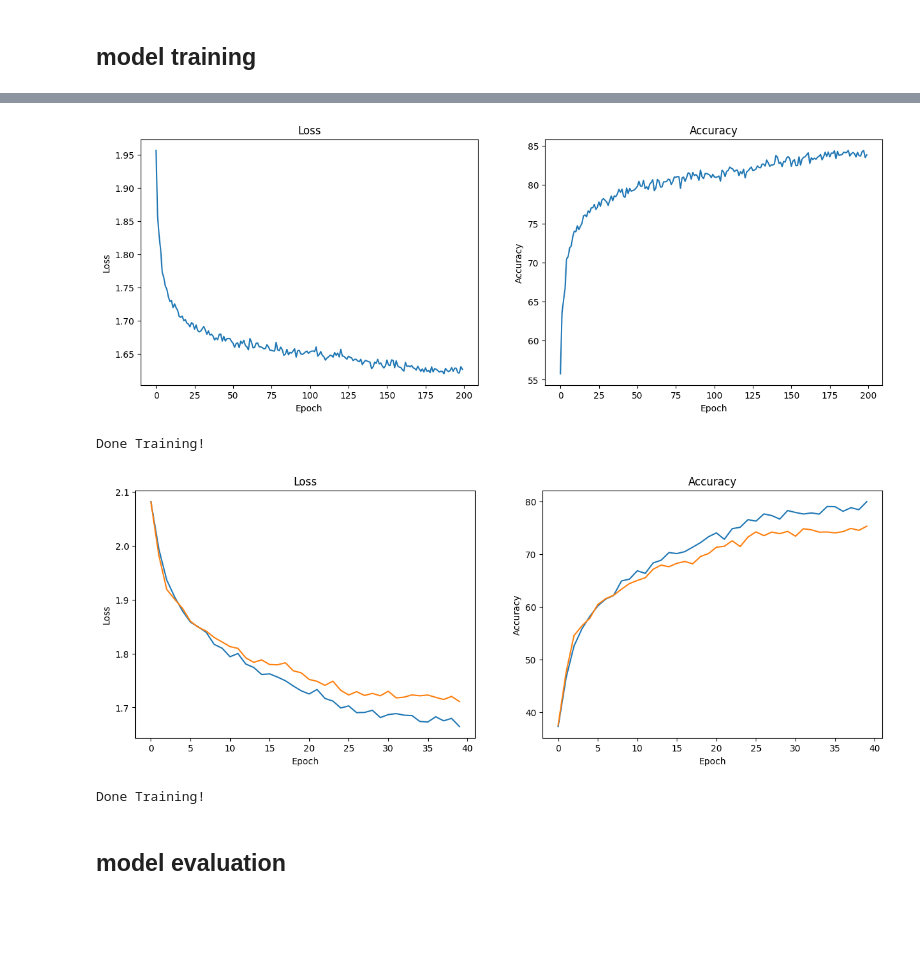
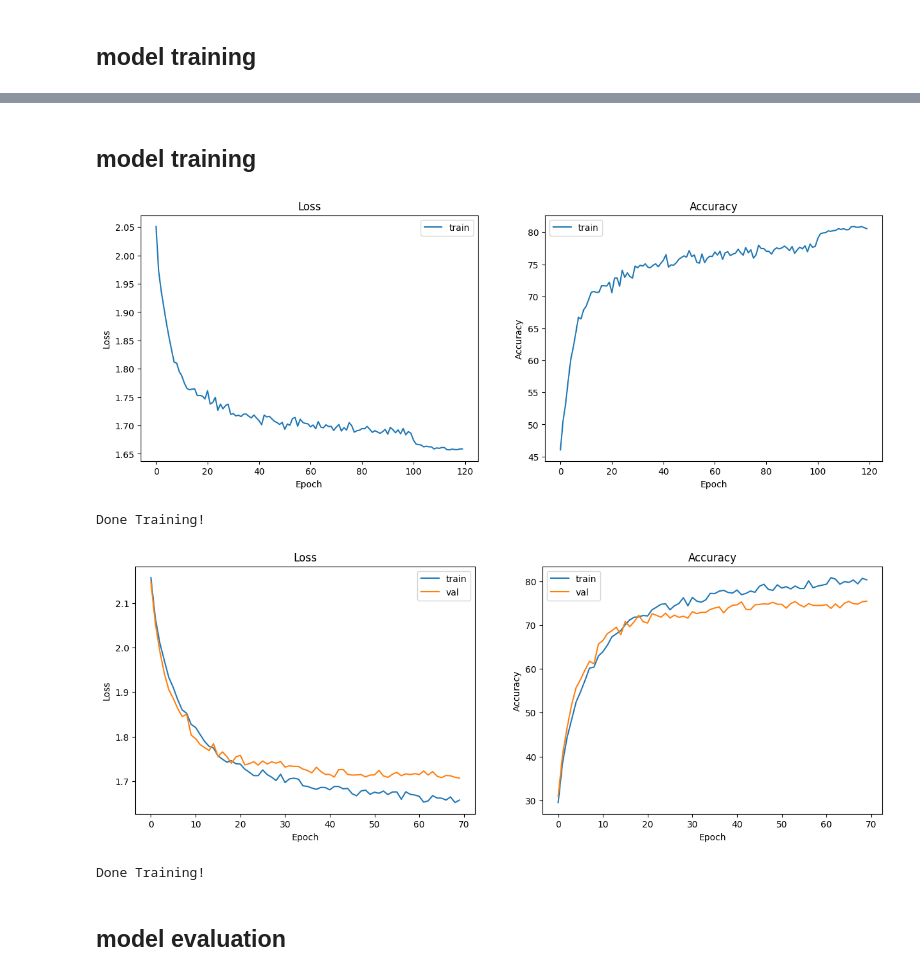
Before and after one commit to tomerroditi/Fingers-Gesture-Recognition, a Jupyter notebook: Scripts/subjects/18.ipynb, the cells around one changed output, grey strips where cells are left out. Saved outputs shown, nothing was run; the diff lists cells and outputs as text; code cells hidden in the pictures; blank space fills up the shorter version.

```diff
--- a/Scripts/subjects/18.ipynb
+++ b/Scripts/subjects/18.ipynb
@@ -21,9 +22,9 @@ simplefilter(action='ignore', category=UserWarning)
 # Construct a Data Manager
 # %%
 # pipeline definition and data manager creation
-data_path = Path(r'C:\Users\YH006_new\Desktop\Fingers-Gesture-Recognition\data')
+data_path = Path(r'I:/My Drive/finger gesture recognition/')
 pipeline = Data_Pipeline(base_data_files_path=data_path)  # configure the data pipeline you would like to use (check pipelines module for more info)
-subject = 70
+subject = 18
 dm = Data_Manager([subject], pipeline)
 print(dm.data_info())
 # %% [output]
@@ -107,0 +142,18 @@ Their names are: []
+# %%
+# extract datasets from the data manager - labels format: "<subject>_<session>_<position>_<gesture>_<iteration_number>"
+dataset_1 = dm.get_dataset(experiments=[f'{subject:03d}_1_*'], add_exp_name=True)
+dataset_2 = dm.get_dataset(experiments=[f'{subject:03d}_2_*'], add_exp_name=True)
+
+data_1 = dataset_2[0]
+labels_1 = dataset_2[1]
+
+data_2 = dataset_1[0]
+labels_2 = dataset_1[1]
+
+# train test split
+data_2_train, data_2_test, labels_2_train, labels_2_test = train_test_split_by_gesture(data_2, labels=labels_2, test_size=0.7)
+
+# reshape the data to match the model architecture input
+data_1 = data_1.reshape(data_1.shape[0], 1, 4, 4)
+data_2_train = data_2_train.reshape(data_2_train.shape[0], 1, 4, 4)
+data_2_test = data_2_test.reshape(data_2_test.shape[0], 1, 4, 4)
@@ -108,14 +169,16 @@ Their names are: []
+# %% [markdown]
+## model training
 # %%
 # set and train a model (cv or not)
-model = models.Net(num_classes=10, dropout_rate=0.1)
+model = models.Net(num_classes=10, dropout_rate=0.3)
 # model = torch.compile(model)  # optimize for faster training
-model.fit_model(data_1, labels_1, num_epochs=200, batch_size=64, lr=0.001, l2_weight=0.0001)
-model.fit_model(data_2_train, labels_2_train, val_data=data_2_test, val_labels=labels_2_test, num_epochs=40,
+model.fit_model(data_1, labels_1, num_epochs=120, batch_size=64, lr=0.001, l2_weight=0.0001)
+model.fit_model(data_2_train, labels_2_train, val_data=data_2_test, val_labels=labels_2_test, num_epochs=70,
                 batch_size=64, lr=0.001, l2_weight=0.0001)
 # %% [output]
-[figure, old version]
+[figure, new version]
 Done Training!
-[figure, old version]
+[figure, new version]
 Done Training!
 # %% [markdown]
 ## model evaluation
```
Also changed, not shown: parts of 16 cells of this notebook, 22 other files.
